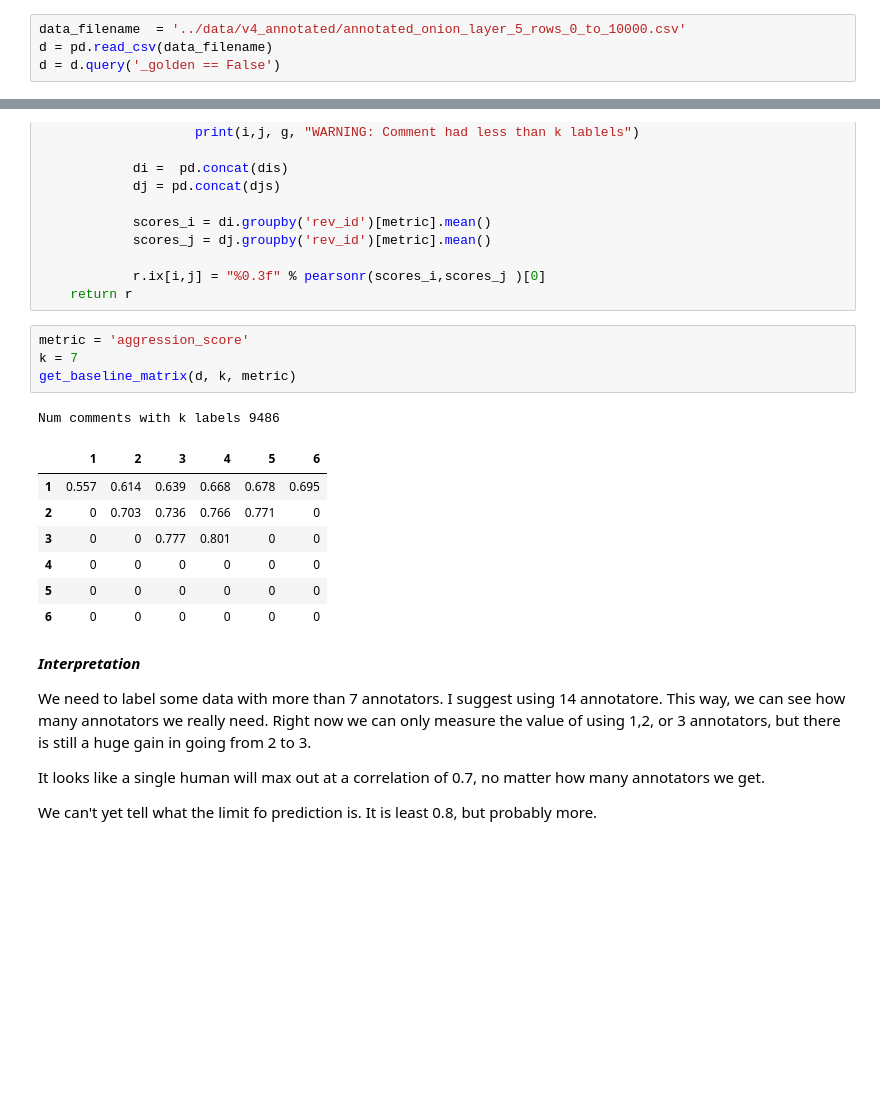
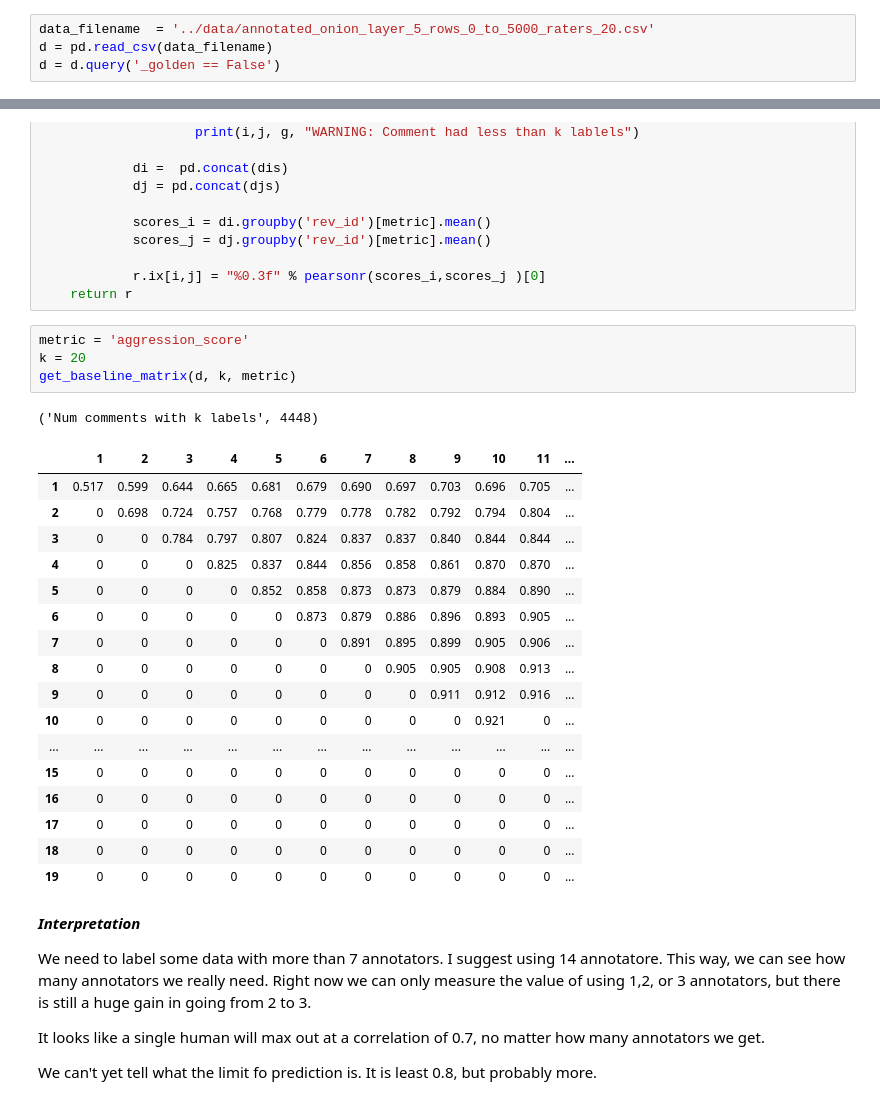
Before and after one commit to ewulczyn/wiki-detox, a Jupyter notebook: wikipedia/src/NGram Models.ipynb, the cells around one changed output, grey strips where cells are left out. Drawn from its saved outputs; the diff is of its cells as text; blank space fills up the shorter version.

```diff
--- a/wikipedia/src/NGram Models.ipynb
+++ b/wikipedia/src/NGram Models.ipynb
@@ -28,7 +25,7 @@ The autoreload extension is already loaded. To reload it, use:
 # %% [markdown]
 # Load Annotated Data
 # %%
-data_filename  = '../data/v4_annotated/annotated_onion_layer_5_rows_0_to_10000.csv'
+data_filename  = '../data/annotated_onion_layer_5_rows_0_to_5000_raters_20.csv'
 d = pd.read_csv(data_filename)
 d = d.query('_golden == False')
 # %% [markdown]
@@ -109,17 +106,27 @@ def get_baseline_matrix(d, k, metric):
     return r
 # %%
 metric = 'aggression_score'
-k = 7
+k = 20
 get_baseline_matrix(d, k, metric)
 # %% [output]
-Num comments with k labels 9486
+('Num comments with k labels', 4448)
-|  | 1 | 2 | 3 | 4 | 5 | 6 |
-| 1 | 0.557 | 0.614 | 0.639 | 0.668 | 0.678 | 0.695 |
-| 2 | 0 | 0.703 | 0.736 | 0.766 | 0.771 | 0 |
-| 3 | 0 | 0 | 0.777 | 0.801 | 0 | 0 |
-| 4 | 0 | 0 | 0 | 0 | 0 | 0 |
-| 5 | 0 | 0 | 0 | 0 | 0 | 0 |
-| 6 | 0 | 0 | 0 | 0 | 0 | 0 |
+|  | 1 | 2 | 3 | 4 | 5 | 6 | 7 | 8 | 9 | 10 | 11 | ... |
+| 1 | 0.517 | 0.599 | 0.644 | 0.665 | 0.681 | 0.679 | 0.690 | 0.697 | 0.703 | 0.696 | 0.705 | ... |
+| 2 | 0 | 0.698 | 0.724 | 0.757 | 0.768 | 0.779 | 0.778 | 0.782 | 0.792 | 0.794 | 0.804 | ... |
+| 3 | 0 | 0 | 0.784 | 0.797 | 0.807 | 0.824 | 0.837 | 0.837 | 0.840 | 0.844 | 0.844 | ... |
+| 4 | 0 | 0 | 0 | 0.825 | 0.837 | 0.844 | 0.856 | 0.858 | 0.861 | 0.870 | 0.870 | ... |
+| 5 | 0 | 0 | 0 | 0 | 0.852 | 0.858 | 0.873 | 0.873 | 0.879 | 0.884 | 0.890 | ... |
+| 6 | 0 | 0 | 0 | 0 | 0 | 0.873 | 0.879 | 0.886 | 0.896 | 0.893 | 0.905 | ... |
+| 7 | 0 | 0 | 0 | 0 | 0 | 0 | 0.891 | 0.895 | 0.899 | 0.905 | 0.906 | ... |
+| 8 | 0 | 0 | 0 | 0 | 0 | 0 | 0 | 0.905 | 0.905 | 0.908 | 0.913 | ... |
+| 9 | 0 | 0 | 0 | 0 | 0 | 0 | 0 | 0 | 0.911 | 0.912 | 0.916 | ... |
+| 10 | 0 | 0 | 0 | 0 | 0 | 0 | 0 | 0 | 0 | 0.921 | 0 | ... |
+| ... | ... | ... | ... | ... | ... | ... | ... | ... | ... | ... | ... | ... |
+| 15 | 0 | 0 | 0 | 0 | 0 | 0 | 0 | 0 | 0 | 0 | 0 | ... |
+| 16 | 0 | 0 | 0 | 0 | 0 | 0 | 0 | 0 | 0 | 0 | 0 | ... |
+| 17 | 0 | 0 | 0 | 0 | 0 | 0 | 0 | 0 | 0 | 0 | 0 | ... |
+| 18 | 0 | 0 | 0 | 0 | 0 | 0 | 0 | 0 | 0 | 0 | 0 | ... |
+| 19 | 0 | 0 | 0 | 0 | 0 | 0 | 0 | 0 | 0 | 0 | 0 | ... |
 # %% [markdown]
 ***Interpretation***
 
```
Also changed, not shown: parts of 4 cells of this notebook.
